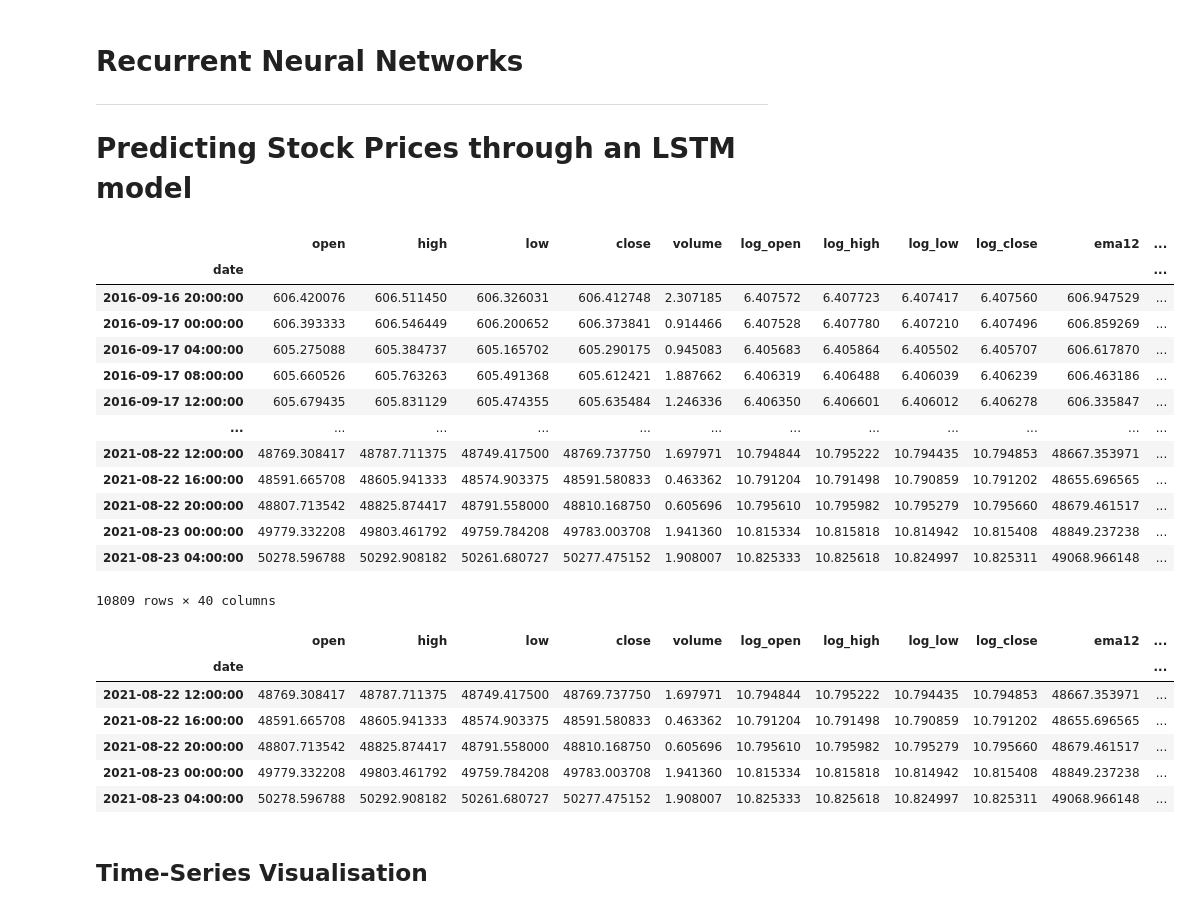
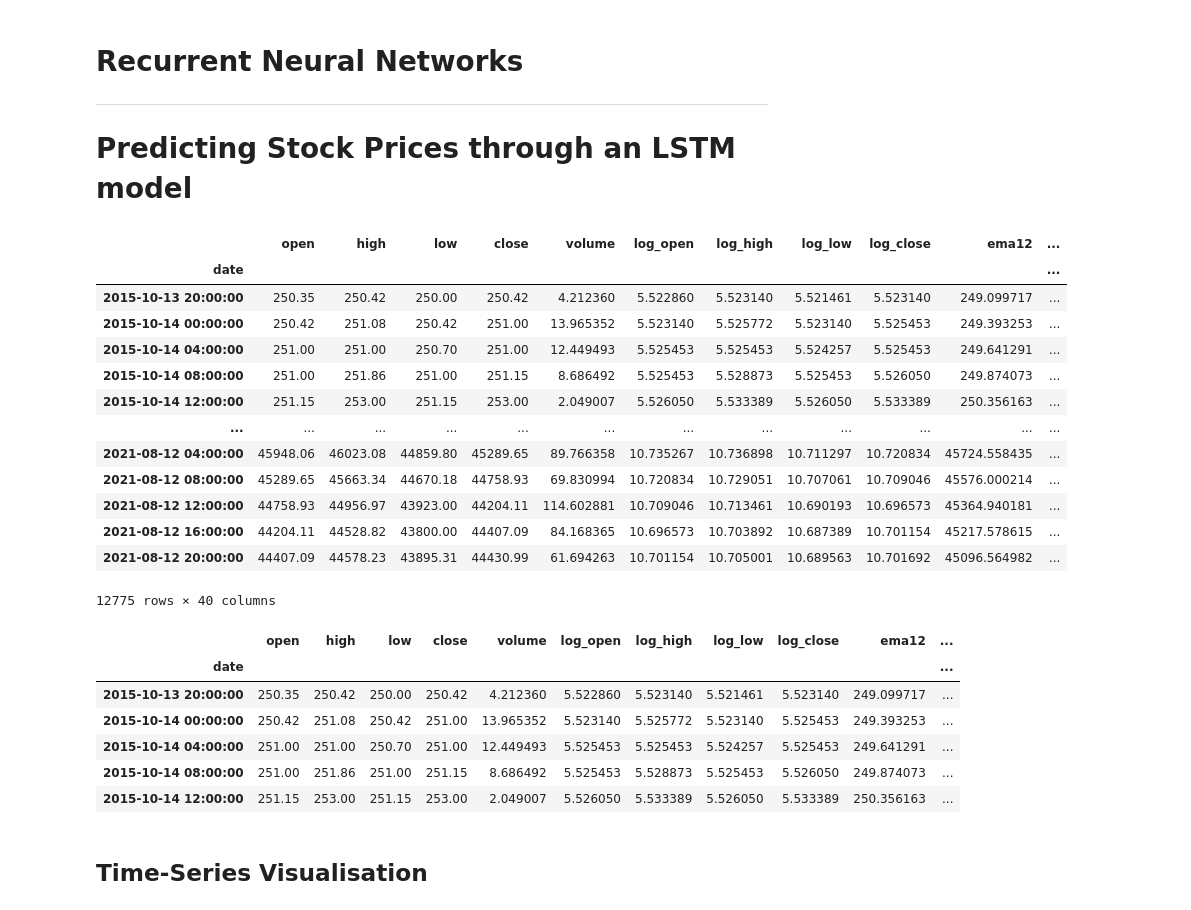
Before and after one commit to timjab92/cryptotrading-indicator, a Jupyter notebook: notebooks/BTC_pred(Ivan)_Frieda.ipynb, the cells around one changed output. Cells and saved outputs as stored; diff of their text form; code cells hidden in the pictures.

```diff
--- a/notebooks/BTC_pred(Ivan)_Frieda.ipynb
+++ b/notebooks/BTC_pred(Ivan)_Frieda.ipynb
@@ -26,9 +26,9 @@ WINDOW_SIZE = 18
 #HORIZON = 6
 SELECTED_FEATURES = ['close']
 # %%
-url = 'https://raw.githubusercontent.com/timjab92/cryptotradingindicator/master/data/BTCUSD_4hours.csv'
+# url = 'https://raw.githubusercontent.com/timjab92/cryptotradingindicator/master/data/BTC4h.csv'
 
-data = pd.read_csv(url)
+# data = pd.read_csv(url)
 # Dataset is now stored in a Pandas Dataframe
 # %%
 def feature_engineer(data):
@@ -128,11 +128,11 @@ def get_train_data():
     Returns the raw training dataset for the price of bitcoin since 31.12.2011.
     The index is set to the date.
     """
-    url = 'https://raw.githubusercontent.com/timjab92/cryptotradingindicator/master/data/BTCUSD_4hours.csv'
+    url = 'https://raw.githubusercontent.com/timjab92/cryptotradingindicator/master/data/BTC4h.csv'
     data = pd.read_csv(url)
 
     data['date'] = pd.to_datetime(data.date)
-    data_train = data.drop(columns="Unnamed: 0").set_index("date")
+    data_train = data.set_index("date")
     return data_train
 
 
@@ -201,36 +201,36 @@ def get_xgecko(length=60, horizon=1):
 data = feature_engineer(get_train_data())
 # %%
 data.dropna(inplace=True)
-data = data[10000:]
+data = data
 # %%
 data
 # %% [output]
 |  | open | high | low | close | volume | log_open | log_high | log_low | log_close | ema12 | ... |
 | date |  |  |  |  |  |  |  |  |  |  | ... |
-| 2016-09-16 20:00:00 | 606.420076 | 606.511450 | 606.326031 | 606.412748 | 2.307185 | 6.407572 | 6.407723 | 6.407417 | 6.407560 | 606.947529 | ... |
-| 2016-09-17 00:00:00 | 606.393333 | 606.546449 | 606.200652 | 606.373841 | 0.914466 | 6.407528 | 6.407780 | 6.407210 | 6.407496 | 606.859269 | ... |
-| 2016-09-17 04:00:00 | 605.275088 | 605.384737 | 605.165702 | 605.290175 | 0.945083 | 6.405683 | 6.405864 | 6.405502 | 6.405707 | 606.617870 | ... |
-| 2016-09-17 08:00:00 | 605.660526 | 605.763263 | 605.491368 | 605.612421 | 1.887662 | 6.406319 | 6.406488 | 6.406039 | 6.406239 | 606.463186 | ... |
-| 2016-09-17 12:00:00 | 605.679435 | 605.831129 | 605.474355 | 605.635484 | 1.246336 | 6.406350 | 6.406601 | 6.406012 | 6.406278 | 606.335847 | ... |
+| 2015-10-13 20:00:00 | 250.35 | 250.42 | 250.00 | 250.42 | 4.212360 | 5.522860 | 5.523140 | 5.521461 | 5.523140 | 249.099717 | ... |
+| 2015-10-14 00:00:00 | 250.42 | 251.08 | 250.42 | 251.00 | 13.965352 | 5.523140 | 5.525772 | 5.523140 | 5.525453 | 249.393253 | ... |
+| 2015-10-14 04:00:00 | 251.00 | 251.00 | 250.70 | 251.00 | 12.449493 | 5.525453 | 5.525453 | 5.524257 | 5.525453 | 249.641291 | ... |
+| 2015-10-14 08:00:00 | 251.00 | 251.86 | 251.00 | 251.15 | 8.686492 | 5.525453 | 5.528873 | 5.525453 | 5.526050 | 249.874073 | ... |
+| 2015-10-14 12:00:00 | 251.15 | 253.00 | 251.15 | 253.00 | 2.049007 | 5.526050 | 5.533389 | 5.526050 | 5.533389 | 250.356163 | ... |
 | ... | ... | ... | ... | ... | ... | ... | ... | ... | ... | ... | ... |
-| 2021-08-22 12:00:00 | 48769.308417 | 48787.711375 | 48749.417500 | 48769.737750 | 1.697971 | 10.794844 | 10.795222 | 10.794435 | 10.794853 | 48667.353971 | ... |
-| 2021-08-22 16:00:00 | 48591.665708 | 48605.941333 | 48574.903375 | 48591.580833 | 0.463362 | 10.791204 | 10.791498 | 10.790859 | 10.791202 | 48655.696565 | ... |
-| 2021-08-22 20:00:00 | 48807.713542 | 48825.874417 | 48791.558000 | 48810.168750 | 0.605696 | 10.795610 | 10.795982 | 10.795279 | 10.795660 | 48679.461517 | ... |
-| 2021-08-23 00:00:00 | 49779.332208 | 49803.461792 | 49759.784208 | 49783.003708 | 1.941360 | 10.815334 | 10.815818 | 10.814942 | 10.815408 | 48849.237238 | ... |
-| 2021-08-23 04:00:00 | 50278.596788 | 50292.908182 | 50261.680727 | 50277.475152 | 1.908007 | 10.825333 | 10.825618 | 10.824997 | 10.825311 | 49068.966148 | ... |
+| 2021-08-12 04:00:00 | 45948.06 | 46023.08 | 44859.80 | 45289.65 | 89.766358 | 10.735267 | 10.736898 | 10.711297 | 10.720834 | 45724.558435 | ... |
+| 2021-08-12 08:00:00 | 45289.65 | 45663.34 | 44670.18 | 44758.93 | 69.830994 | 10.720834 | 10.729051 | 10.707061 | 10.709046 | 45576.000214 | ... |
+| 2021-08-12 12:00:00 | 44758.93 | 44956.97 | 43923.00 | 44204.11 | 114.602881 | 10.709046 | 10.713461 | 10.690193 | 10.696573 | 45364.940181 | ... |
+| 2021-08-12 16:00:00 | 44204.11 | 44528.82 | 43800.00 | 44407.09 | 84.168365 | 10.696573 | 10.703892 | 10.687389 | 10.701154 | 45217.578615 | ... |
+| 2021-08-12 20:00:00 | 44407.09 | 44578.23 | 43895.31 | 44430.99 | 61.694263 | 10.701154 | 10.705001 | 10.689563 | 10.701692 | 45096.564982 | ... |
-10809 rows × 40 columns
+12775 rows × 40 columns
 # %%
 data['high_low_avg'] =  data[['high','low']].mean(axis=1)
 # %%
-data.tail()
+data.head()
 # %% [output]
 |  | open | high | low | close | volume | log_open | log_high | log_low | log_close | ema12 | ... |
 | date |  |  |  |  |  |  |  |  |  |  | ... |
-| 2021-08-22 12:00:00 | 48769.308417 | 48787.711375 | 48749.417500 | 48769.737750 | 1.697971 | 10.794844 | 10.795222 | 10.794435 | 10.794853 | 48667.353971 | ... |
-| 2021-08-22 16:00:00 | 48591.665708 | 48605.941333 | 48574.903375 | 48591.580833 | 0.463362 | 10.791204 | 10.791498 | 10.790859 | 10.791202 | 48655.696565 | ... |
-| 2021-08-22 20:00:00 | 48807.713542 | 48825.874417 | 48791.558000 | 48810.168750 | 0.605696 | 10.795610 | 10.795982 | 10.795279 | 10.795660 | 48679.461517 | ... |
-| 2021-08-23 00:00:00 | 49779.332208 | 49803.461792 | 49759.784208 | 49783.003708 | 1.941360 | 10.815334 | 10.815818 | 10.814942 | 10.815408 | 48849.237238 | ... |
-| 2021-08-23 04:00:00 | 50278.596788 | 50292.908182 | 50261.680727 | 50277.475152 | 1.908007 | 10.825333 | 10.825618 | 10.824997 | 10.825311 | 49068.966148 | ... |
+| 2015-10-13 20:00:00 | 250.35 | 250.42 | 250.00 | 250.42 | 4.212360 | 5.522860 | 5.523140 | 5.521461 | 5.523140 | 249.099717 | ... |
+| 2015-10-14 00:00:00 | 250.42 | 251.08 | 250.42 | 251.00 | 13.965352 | 5.523140 | 5.525772 | 5.523140 | 5.525453 | 249.393253 | ... |
+| 2015-10-14 04:00:00 | 251.00 | 251.00 | 250.70 | 251.00 | 12.449493 | 5.525453 | 5.525453 | 5.524257 | 5.525453 | 249.641291 | ... |
+| 2015-10-14 08:00:00 | 251.00 | 251.86 | 251.00 | 251.15 | 8.686492 | 5.525453 | 5.528873 | 5.525453 | 5.526050 | 249.874073 | ... |
+| 2015-10-14 12:00:00 | 251.15 | 253.00 | 251.15 | 253.00 | 2.049007 | 5.526050 | 5.533389 | 5.526050 | 5.533389 | 250.356163 | ... |
 # %% [markdown]
 ## Time-Series Visualisation
 # %% [markdown]
```
Also changed, not shown: parts of 82 cells of this notebook, 6 other files.
